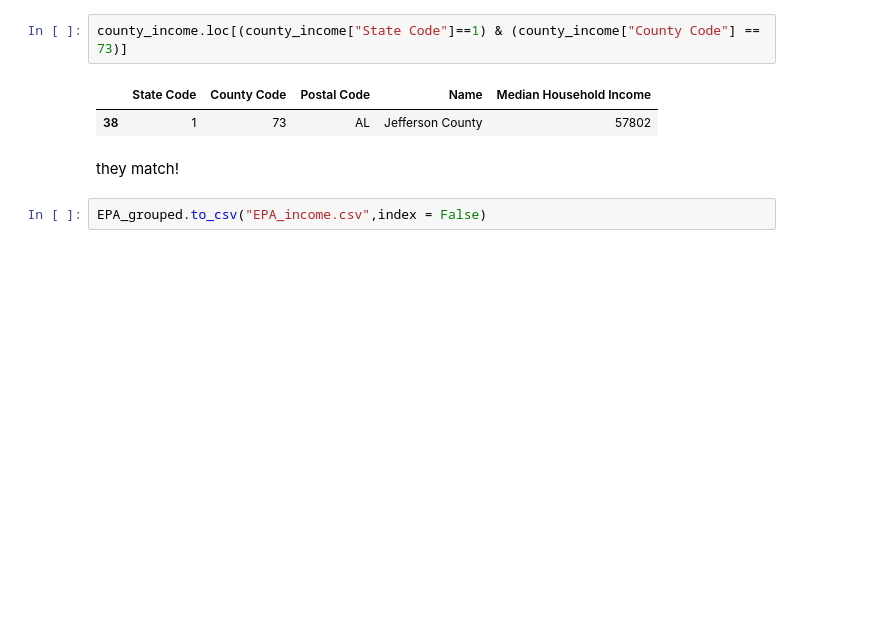
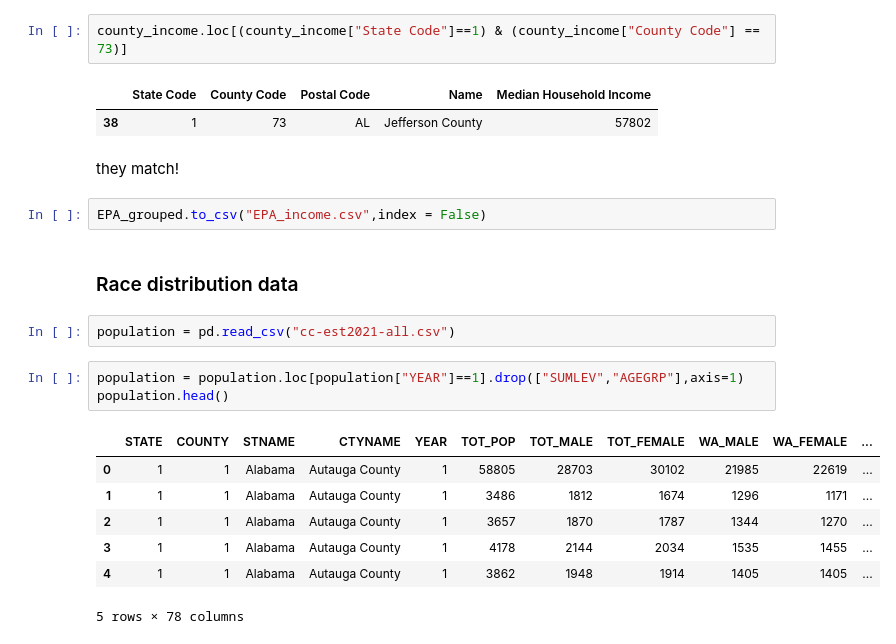
Before and after one commit to kate-kenny/final-project, a Jupyter notebook: Data Cleaning.ipynb, the cells around one changed output. Drawn from its saved outputs; the diff is of its cells as text; blank space fills up the shorter version.

Commit message:
imported race data

```diff
--- a/Data Cleaning.ipynb
+++ b/Data Cleaning.ipynb
@@ -138,3 +138,18 @@ county_income.loc[(county_income["State Code"]==1) & (county_income["County Code
 they match!
 # %%
 EPA_grouped.to_csv("EPA_income.csv",index = False)
+# %% [markdown]
+### Race distribution data
+# %%
+population = pd.read_csv("cc-est2021-all.csv")
+# %%
+population = population.loc[population["YEAR"]==1].drop(["SUMLEV","AGEGRP"],axis=1)
+population.head()
+# %% [output]
+|  | STATE | COUNTY | STNAME | CTYNAME | YEAR | TOT_POP | TOT_MALE | TOT_FEMALE | WA_MALE | WA_FEMALE | ... |
+| 0 | 1 | 1 | Alabama | Autauga County | 1 | 58805 | 28703 | 30102 | 21985 | 22619 | ... |
+| 1 | 1 | 1 | Alabama | Autauga County | 1 | 3486 | 1812 | 1674 | 1296 | 1171 | ... |
+| 2 | 1 | 1 | Alabama | Autauga County | 1 | 3657 | 1870 | 1787 | 1344 | 1270 | ... |
+| 3 | 1 | 1 | Alabama | Autauga County | 1 | 4178 | 2144 | 2034 | 1535 | 1455 | ... |
+| 4 | 1 | 1 | Alabama | Autauga County | 1 | 3862 | 1948 | 1914 | 1405 | 1405 | ... |
+5 rows × 78 columns
```
Also changed, not shown: parts of 2 cells of this notebook, 1 other file.
